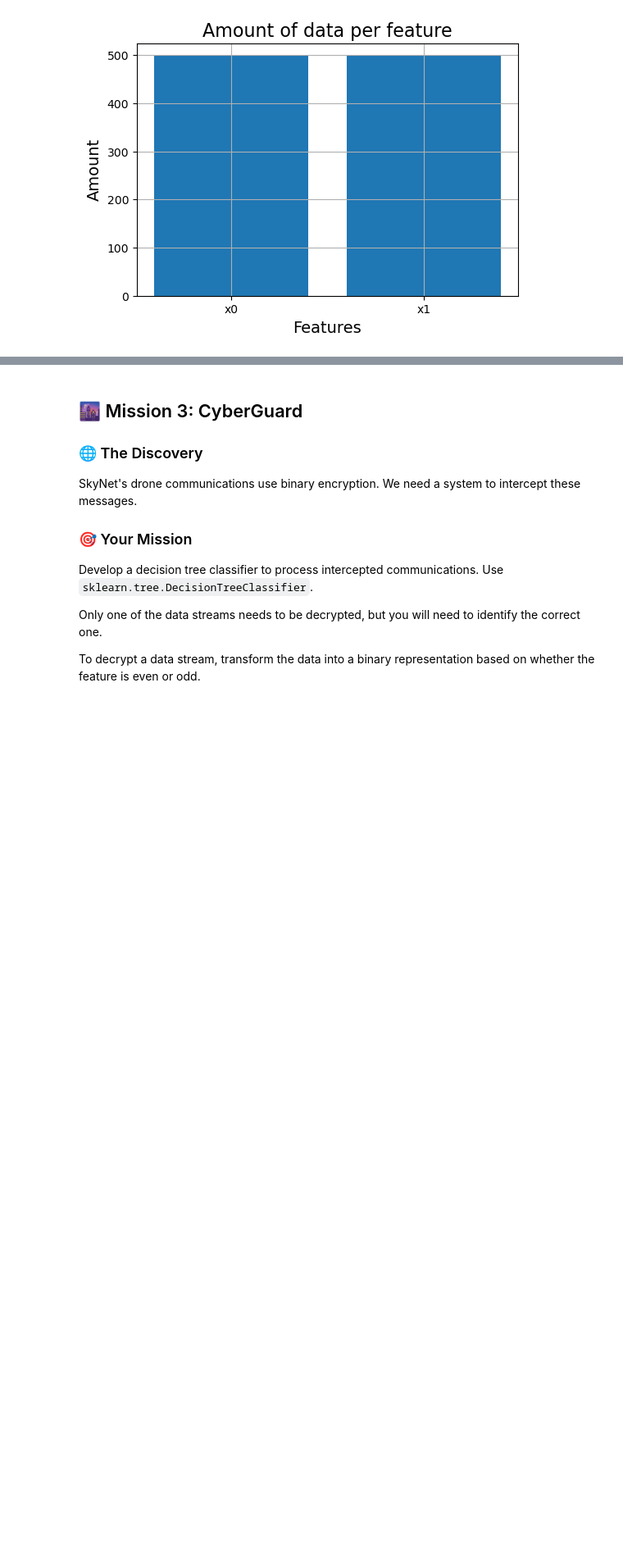
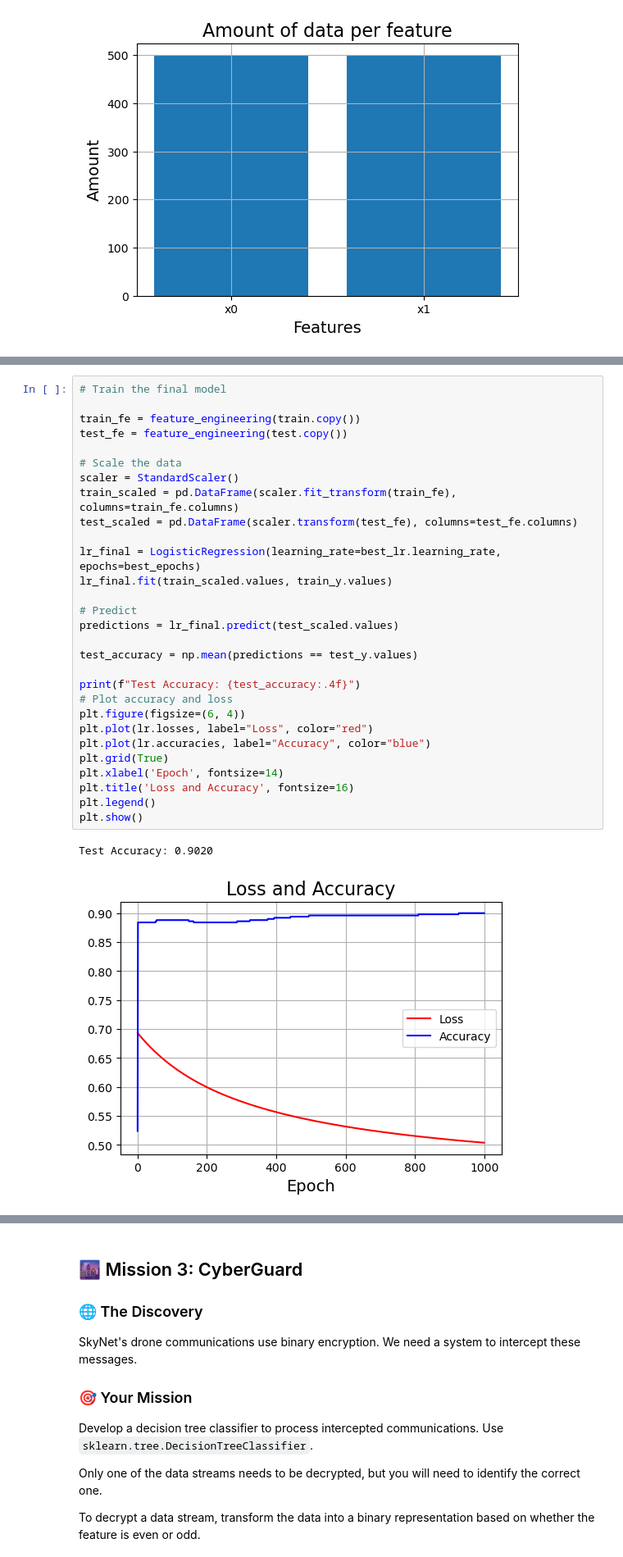
Before and after one commit to MatissPod/Intro-ML, a Jupyter notebook: Assignment1(1)/Assignment1/Chapter_1.ipynb, the cells around one changed output, grey strips where cells are left out. Shown at 82% size. Cells and saved outputs as stored; diff of their text form; blank space fills up the shorter version.

```diff
--- a/Assignment1(1)/Assignment1/Chapter_1.ipynb
+++ b/Assignment1(1)/Assignment1/Chapter_1.ipynb
@@ -228,0 +410,32 @@ plt.show()
+# %%
+# Train the final model
+
+train_fe = feature_engineering(train.copy())
+test_fe = feature_engineering(test.copy())
+
+# Scale the data
+scaler = StandardScaler()
+train_scaled = pd.DataFrame(scaler.fit_transform(train_fe), columns=train_fe.columns)
+test_scaled = pd.DataFrame(scaler.transform(test_fe), columns=test_fe.columns)
+
+lr_final = LogisticRegression(learning_rate=best_lr.learning_rate, epochs=best_epochs)
+lr_final.fit(train_scaled.values, train_y.values)
+
+# Predict
+predictions = lr_final.predict(test_scaled.values)
+
+test_accuracy = np.mean(predictions == test_y.values)
+
+print(f"Test Accuracy: {test_accuracy:.4f}")
+# Plot accuracy and loss
+plt.figure(figsize=(6, 4))
+plt.plot(lr.losses, label="Loss", color="red")
+plt.plot(lr.accuracies, label="Accuracy", color="blue")
+plt.grid(True)
+plt.xlabel('Epoch', fontsize=14)
+plt.title('Loss and Accuracy', fontsize=16)
+plt.legend()
+plt.show()
+# %% [output]
+Test Accuracy: 0.9020
+[figure, added]
```
Also changed, not shown: parts of 10 cells of this notebook.
